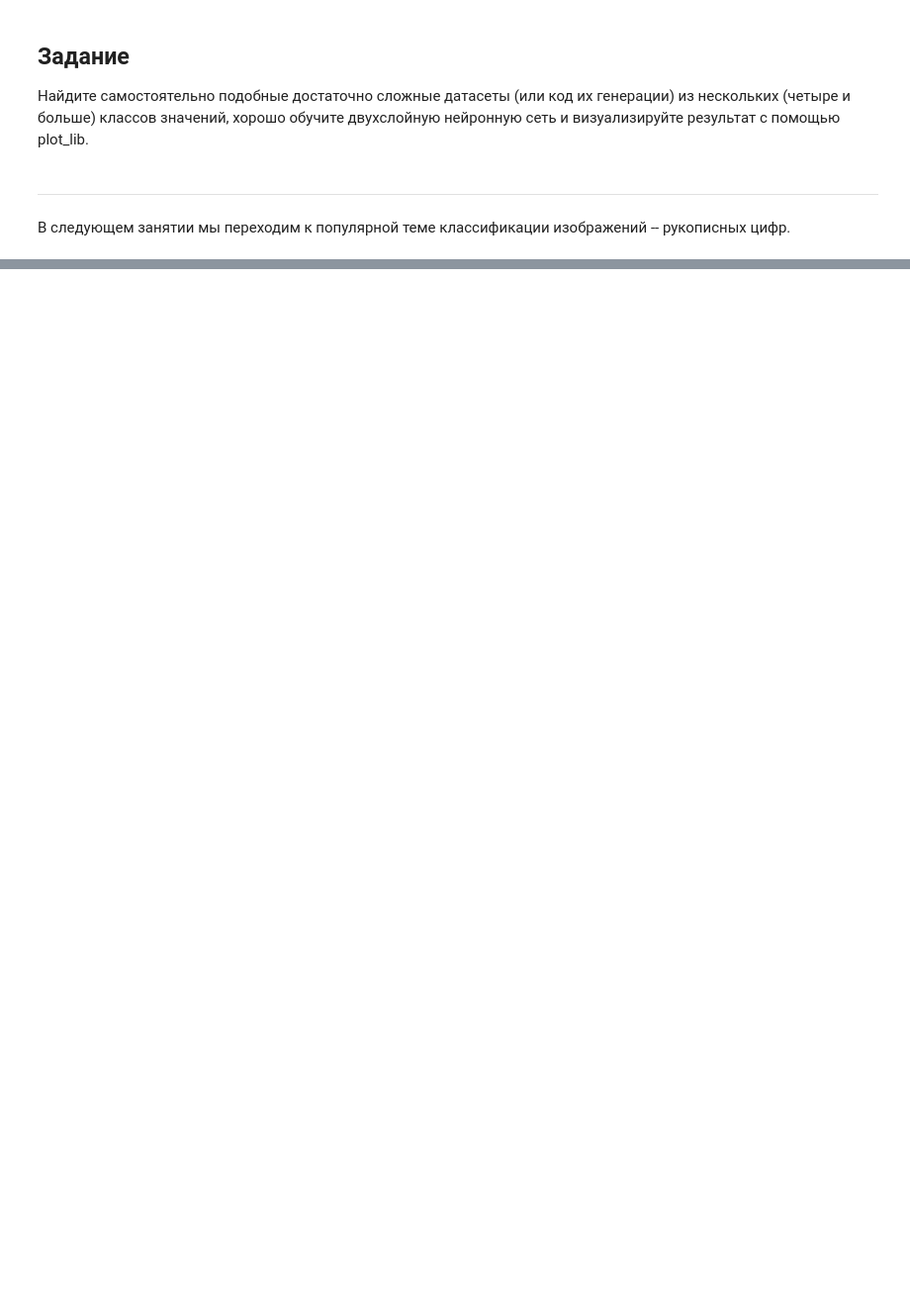
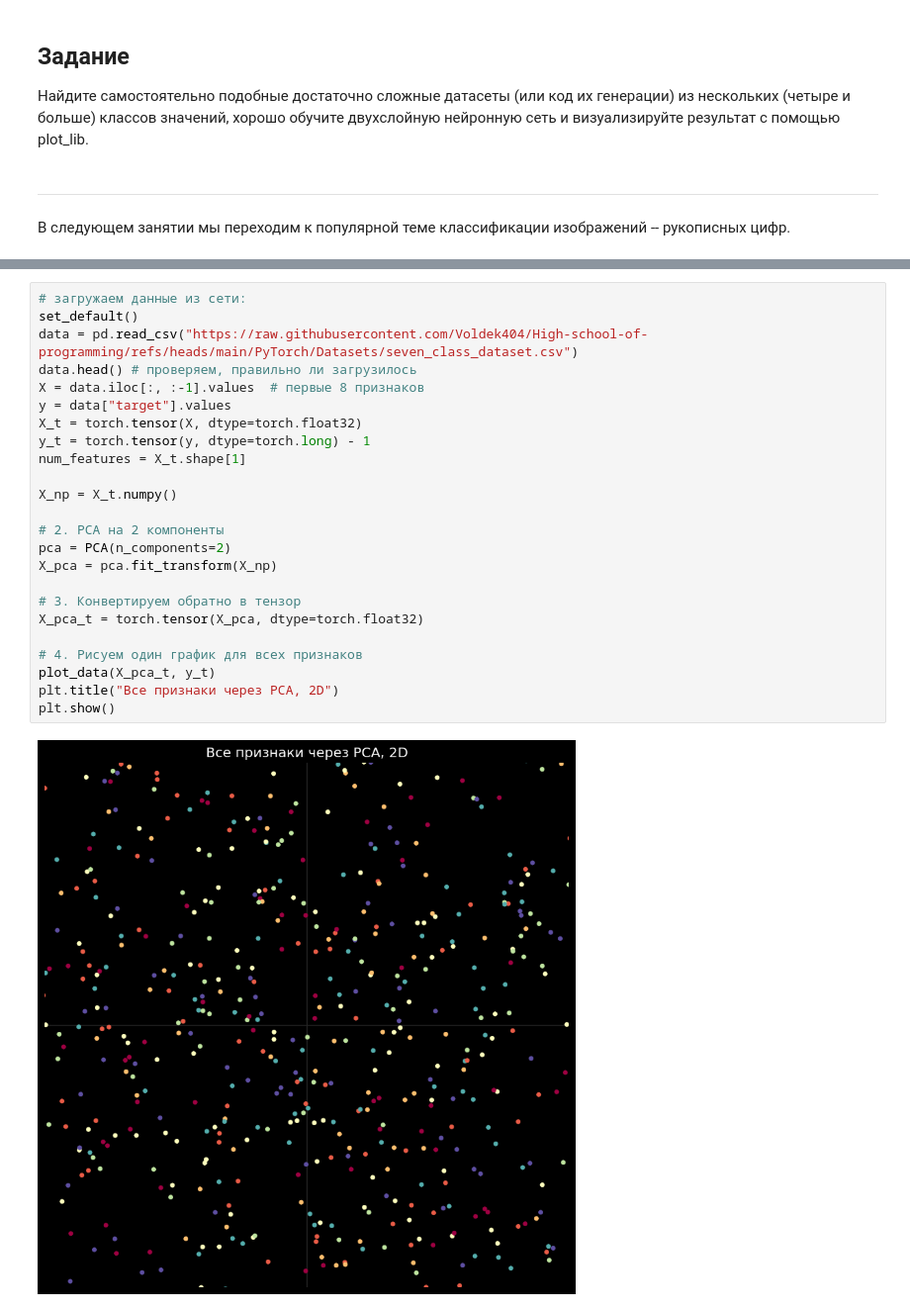
Before and after one commit to Voldek404/High-school-of-programming, a Jupyter notebook: PyTorch/ML1_4.ipynb, the cells around one changed output, grey strips where cells are left out. Shown: that part at 99% size. Drawn from its saved outputs; the diff is of its cells as text; blank space fills up the shorter version.

```diff
--- a/PyTorch/ML1_4.ipynb
+++ b/PyTorch/ML1_4.ipynb
@@ -322,0 +396,26 @@ data.head() # проверяем, правильно ли загрузилось
+# %%
+# загружаем данные из сети:
+set_default()
+data = pd.read_csv("https://raw.githubusercontent.com/Voldek404/High-school-of-programming/refs/heads/main/PyTorch/Datasets/seven_class_dataset.csv")
+data.head() # проверяем, правильно ли загрузилось
+X = data.iloc[:, :-1].values  # первые 8 признаков
+y = data["target"].values
+X_t = torch.tensor(X, dtype=torch.float32)
+y_t = torch.tensor(y, dtype=torch.long) - 1
+num_features = X_t.shape[1]
+
+X_np = X_t.numpy()
+
+# 2. PCA на 2 компоненты
+pca = PCA(n_components=2)
+X_pca = pca.fit_transform(X_np)
+
+# 3. Конвертируем обратно в тензор
+X_pca_t = torch.tensor(X_pca, dtype=torch.float32)
+
+# 4. Рисуем один график для всех признаков
+plot_data(X_pca_t, y_t)
+plt.title("Все признаки через PCA, 2D")
+plt.show()
+# %% [output]
+[figure, added]
```
Also changed, not shown: parts of 9 cells of this notebook.
